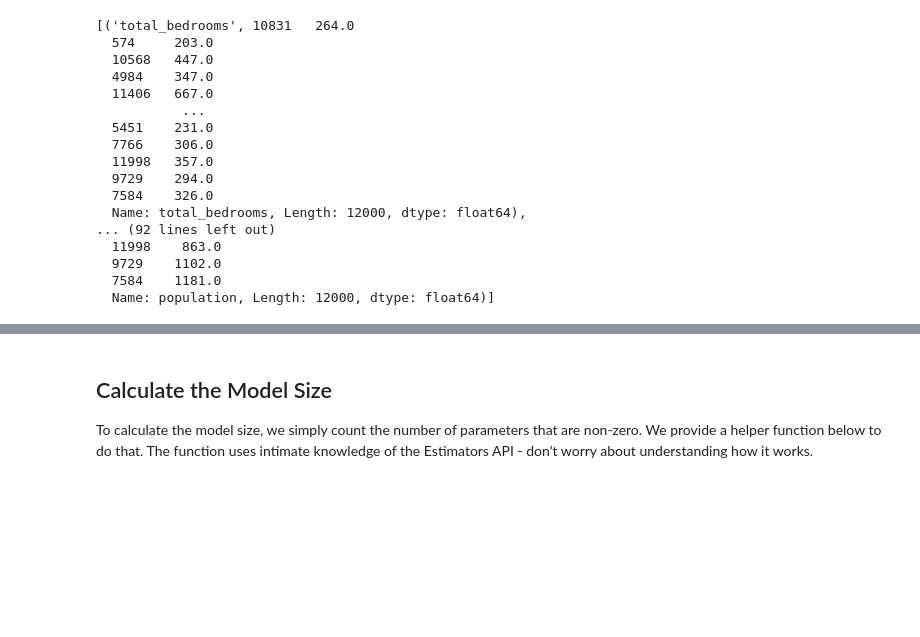
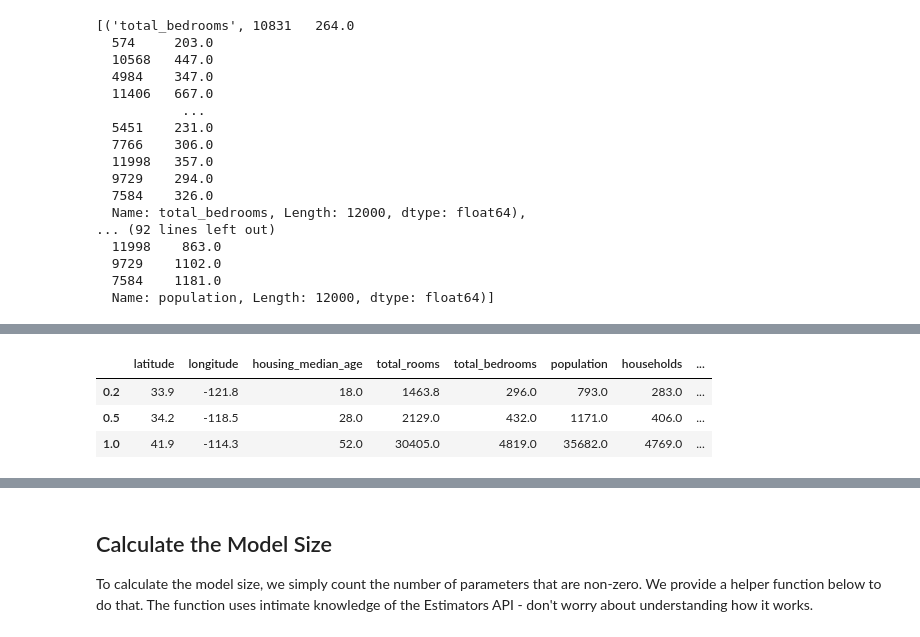
Before and after one commit to tenvol/tsf00, a Jupyter notebook: sparsity_and_l1_regularization.ipynb, the cells around one changed output, grey strips where cells are left out. Cells and saved outputs as stored; diff of their text form; code cells hidden in the pictures; blank space fills up the shorter version.

```diff
--- a/sparsity_and_l1_regularization.ipynb
+++ b/sparsity_and_l1_regularization.ipynb
@@ -293,0 +308,7 @@ Name: population, Length: 12000, dtype: float64
+# %%
+validation_examples.quantile([0.25, 0.5,1])
+# %% [output]
+|  | latitude | longitude | housing_median_age | total_rooms | total_bedrooms | population | households | ... |
+| 0.2 | 33.9 | -121.8 | 18.0 | 1463.8 | 296.0 | 793.0 | 283.0 | ... |
+| 0.5 | 34.2 | -118.5 | 28.0 | 2129.0 | 432.0 | 1171.0 | 406.0 | ... |
+| 1.0 | 41.9 | -114.3 | 52.0 | 30405.0 | 4819.0 | 35682.0 | 4769.0 | ... |
```
Also changed, not shown: parts of 4 cells of this notebook.
